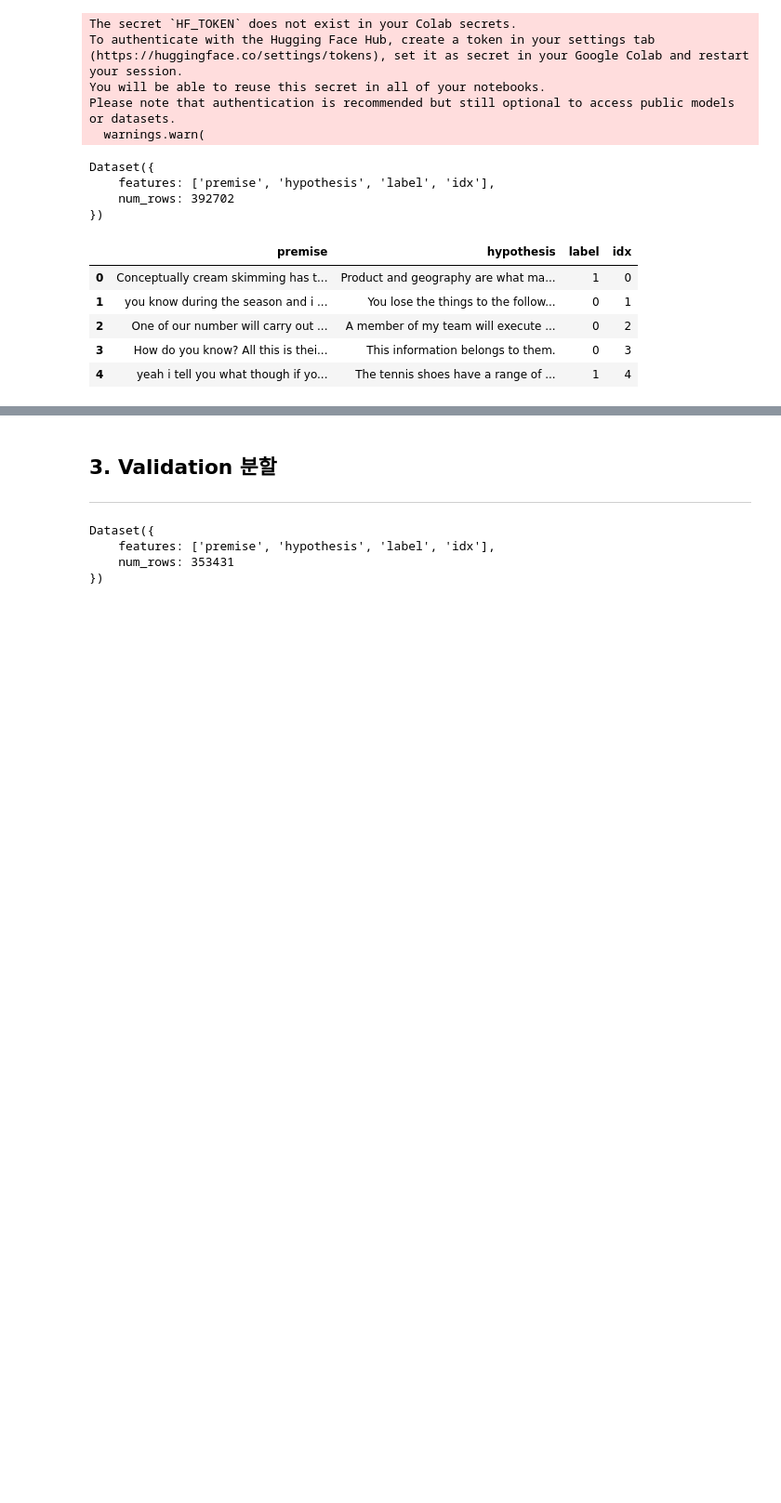
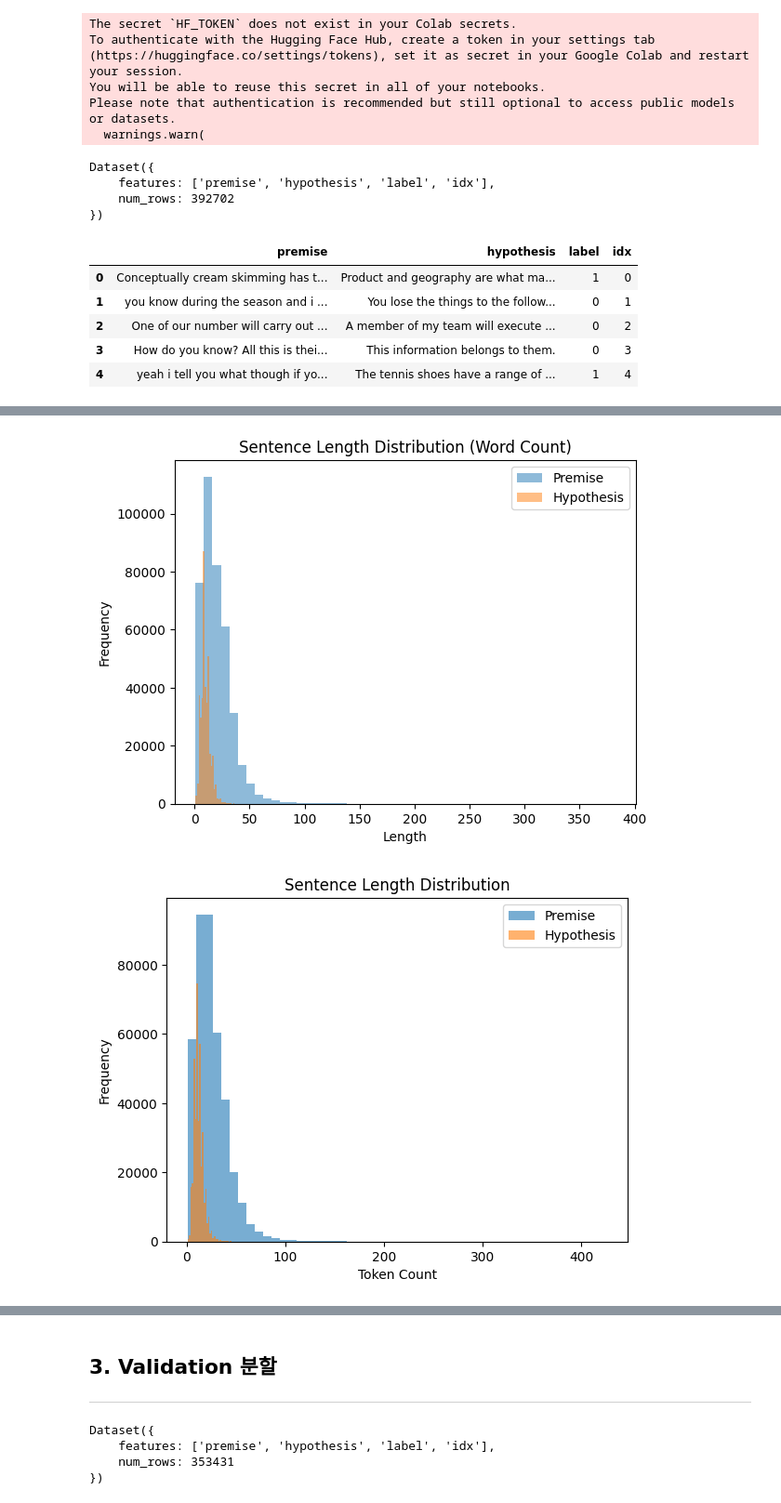
Before and after one commit to eumcloud/HHPLUS_AI, a Jupyter notebook: week04/basic/basic.ipynb, the cells around one changed output, grey strips where cells are left out. Shown: that part at 93% size. Cells and saved outputs as stored; diff of their text form; code cells hidden in the pictures; blank space fills up the shorter version.

```diff
--- a/week04/basic/basic.ipynb
+++ b/week04/basic/basic.ipynb
@@ -57,0 +79,30 @@ pd.DataFrame(train_data[:5])
+# %%
+premise_lens = [len(p.split()) for p in mnli['train']['premise']]
+hypothesis_lens = [len(h.split()) for h in mnli['train']['hypothesis']]
+
+plt.hist(premise_lens, bins=50, alpha=0.5, label='Premise')
+plt.hist(hypothesis_lens, bins=50, alpha=0.5, label='Hypothesis')
+plt.legend()
+plt.title('Sentence Length Distribution (Word Count)')
+plt.xlabel('Length')
+plt.ylabel('Frequency')
+plt.show()
+
+
+from transformers import AutoTokenizer
+
+tokenizer = AutoTokenizer.from_pretrained("bert-base-uncased")
+
+premise_lens = [len(tokenizer.tokenize(p)) for p in train_data['premise']]
+hypothesis_lens = [len(tokenizer.tokenize(h)) for h in train_data['hypothesis']]
+
+plt.hist(premise_lens, bins=50, alpha=0.6, label='Premise')
+plt.hist(hypothesis_lens, bins=50, alpha=0.6, label='Hypothesis')
+plt.title("Sentence Length Distribution")
+plt.xlabel("Token Count")
+plt.ylabel("Frequency")
+plt.legend()
+plt.show()
+# %% [output]
+[figure, added]
+[figure, added]
```
Also changed, not shown: parts of 22 cells of this notebook.
